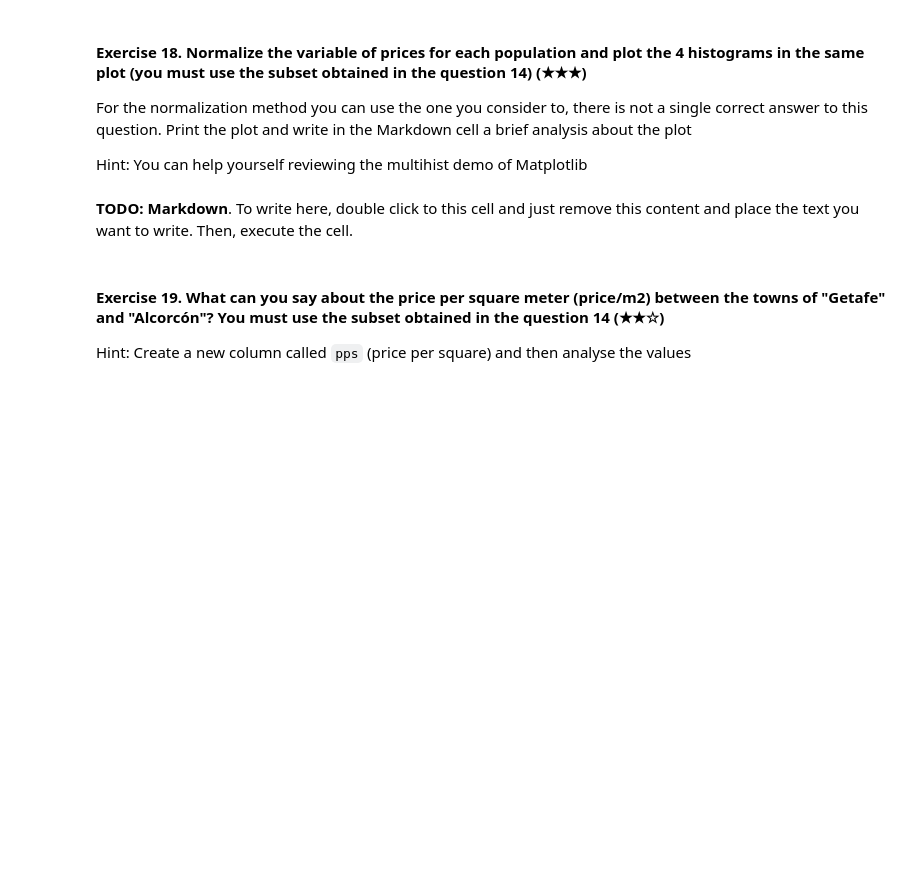
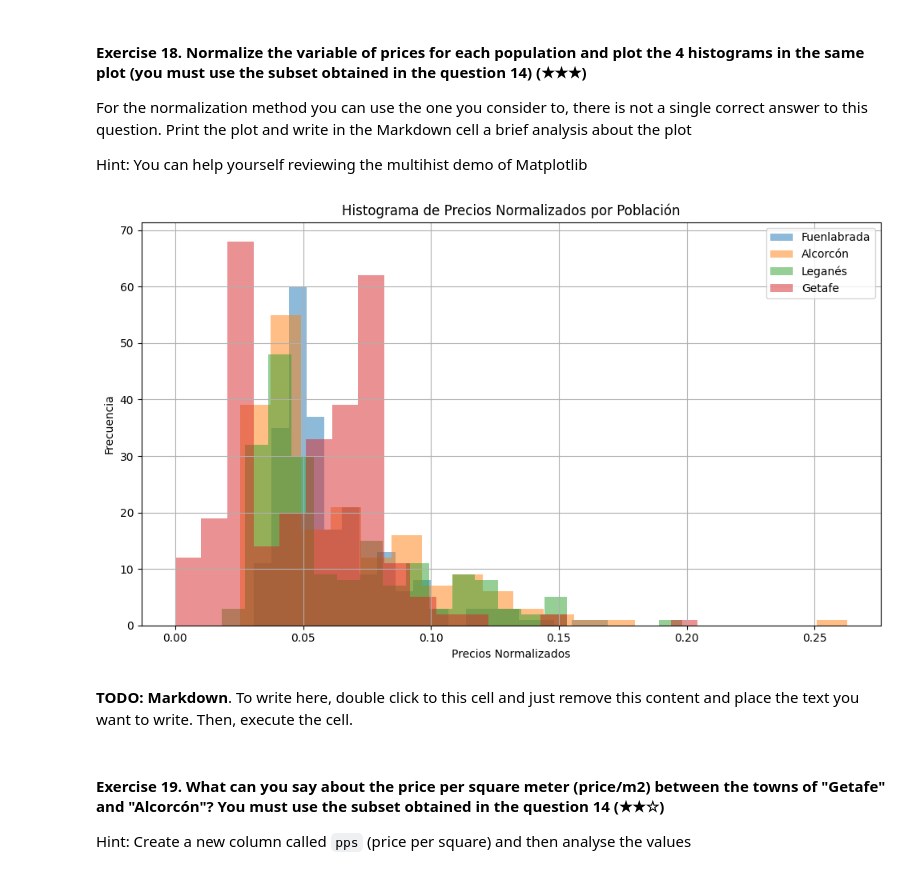
Before and after one commit to 4GeeksAcademy/realestate-datacleanup-exercise, a Jupyter notebook: project.es.ipynb, the cells around one changed output. Cells and saved outputs as stored; diff of their text form; code cells hidden in the pictures; blank space fills up the shorter version.

```diff
--- a/project.es.ipynb
+++ b/project.es.ipynb
@@ -265,7 +370,33 @@ For the normalization method you can use the one you consider to, there is not a
 
 Hint: You can help yourself reviewing the multihist demo of Matplotlib
 # %%
-# TODO
+import pandas as pd
+from sklearn.preprocessing import normalize
+import matplotlib.pyplot as plt
+
+ds = pd.read_csv('assets/real_estate.csv', sep=';')
+poblaciones = ds['level5'].isin(['Fuenlabrada', 'Leganés', 'Getafe', 'Alcorcón'])
+ds_sur = ds[poblaciones]
+
+precios_norm = {}
+for poblacion in ds_sur['level5'].unique():
+    subset = ds_sur[ds_sur['level5'] == poblacion]
+    precios = subset['price'].values.reshape(-1, 1)
+    precios_norm[poblacion] = normalize(precios, axis=0).flatten()
+
+plt.figure(figsize=(10, 6))
+for poblacion, precios_norm in precios_norm.items():
+    plt.hist(precios_norm, bins=20, alpha=0.5, label=poblacion)
+
+plt.xlabel('Precios Normalizados')
+plt.ylabel('Frecuencia')
+plt.title('Histograma de Precios Normalizados por Población')
+plt.legend()
+plt.grid(True)
+plt.tight_layout()
+plt.show()
+# %% [output]
+[figure, added]
 # %% [markdown]
 **TODO: Markdown**. To write here, double click to this cell and just remove this content and place the text you want to write. Then, execute the cell.
 # %% [markdown]
```
Also changed, not shown: parts of 14 cells of this notebook.
